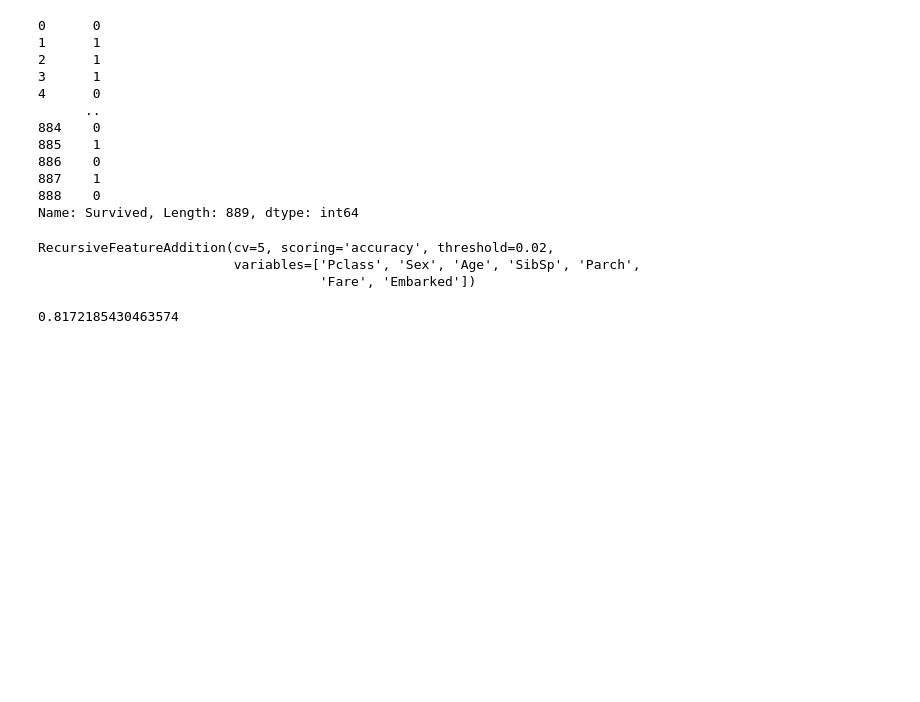
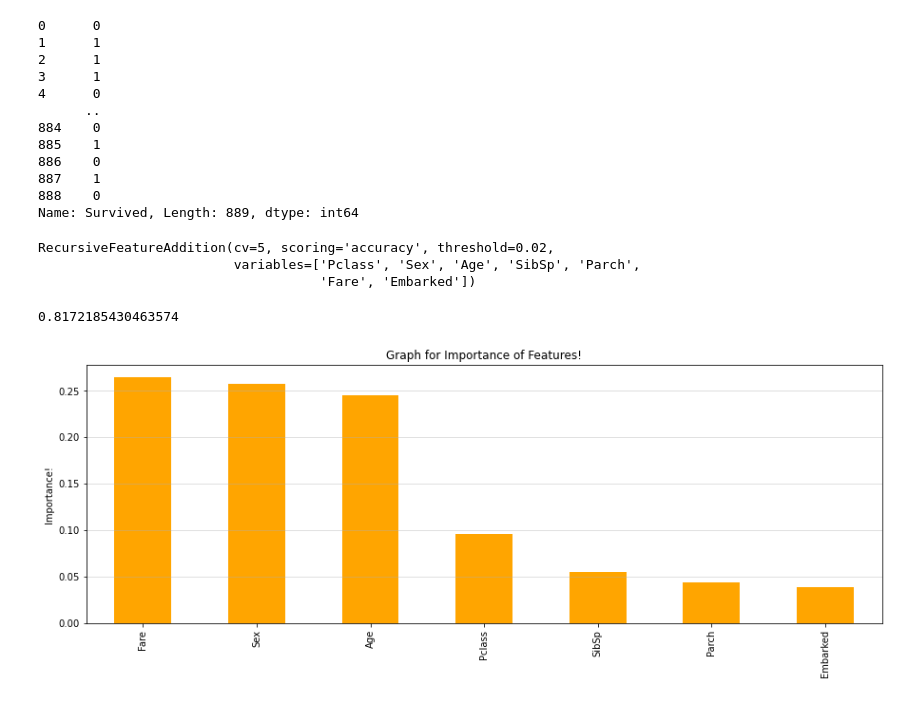
Before and after one commit to HarshitDawar55/Feature-Selection, a Jupyter notebook: Hybrid Feature Selection/Recursive Feature Addition using Feature Engine.ipynb, the cells around one changed output. Cells and saved outputs as stored; diff of their text form; code cells hidden in the pictures; blank space fills up the shorter version.

```diff
--- a/Hybrid Feature Selection/Recursive Feature Addition using Feature Engine.ipynb
+++ b/Hybrid Feature Selection/Recursive Feature Addition using Feature Engine.ipynb
@@ -84,3 +84,13 @@ RecursiveFeatureAddition(cv=5, scoring='accuracy', threshold=0.02,
 Feature_Selector.initial_model_performance_
 # %% [output]
 0.8172185430463574
+# %%
+# Checking Feature Importance
+
+Feature_Selector.feature_importances_.plot.bar(figsize = (15, 5), color = "orange")
+plt.grid(axis = "y", alpha = 0.5, animated = True)
+plt.ylabel("Importance!")
+plt.title("Graph for Importance of Features!")
+plt.show()
+# %% [output]
+[figure, added]
```
Also changed, not shown: parts of 1 cell of this notebook.
